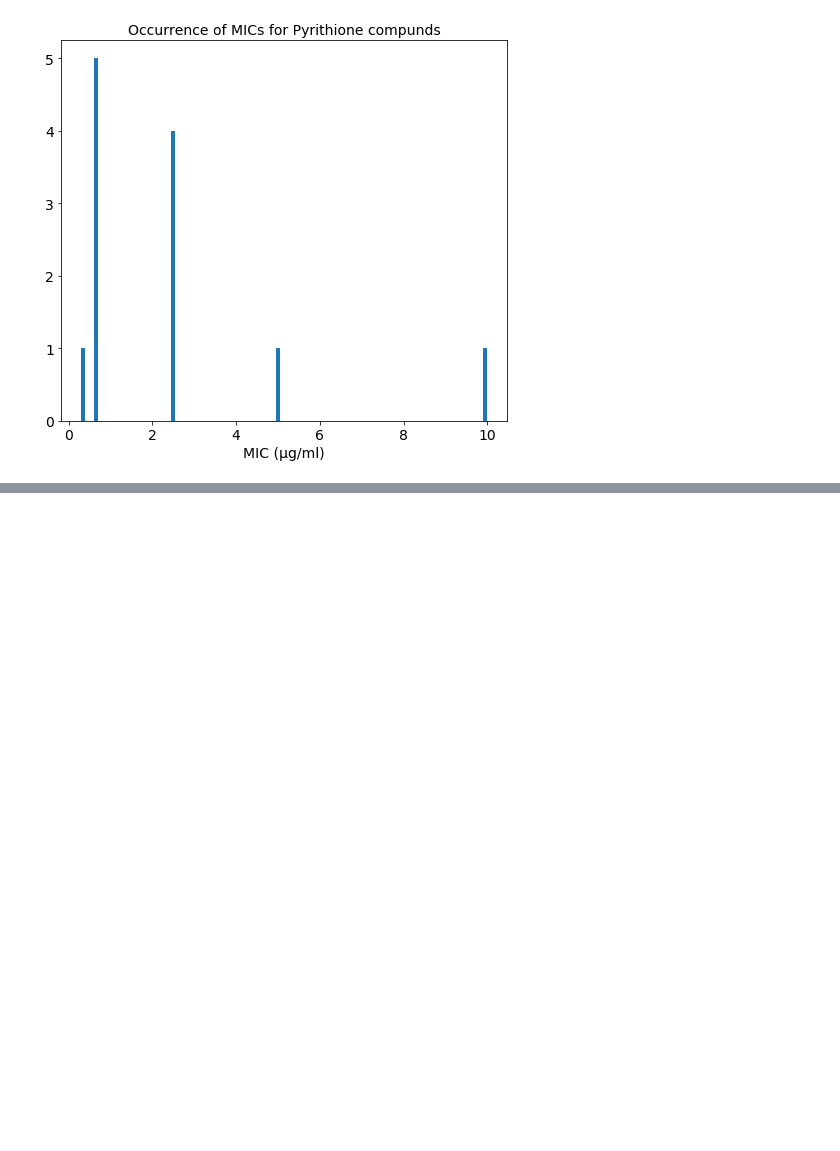
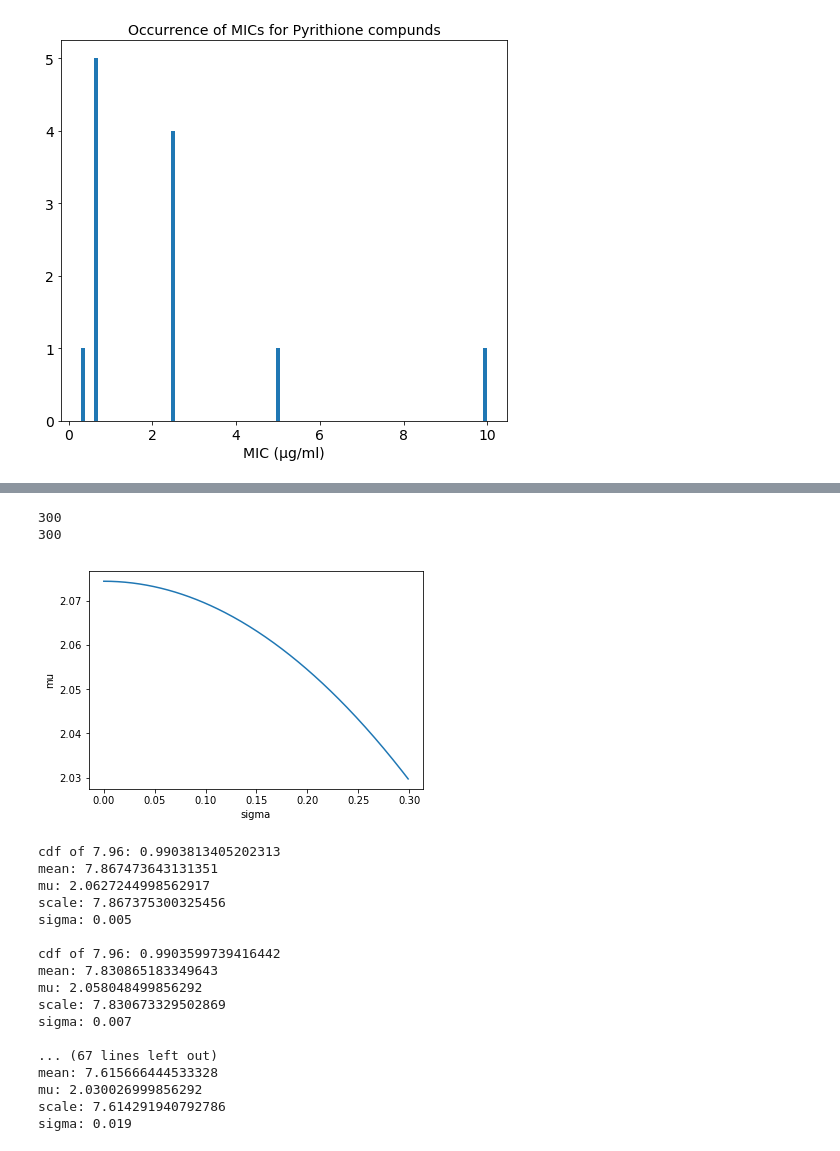
Before and after one commit to patricksinclair/Pyrithione_Analysis, a Jupyter notebook: Testing_phase/PyrithionePlotter.ipynb, the cells around one changed output, grey strips where cells are left out. Cells and saved outputs as stored; diff of their text form; code cells hidden in the pictures; blank space fills up the shorter version.

```diff
--- a/Testing_phase/PyrithionePlotter.ipynb
+++ b/Testing_phase/PyrithionePlotter.ipynb
@@ -380,0 +470,59 @@ avg: 1.0201646017000041
+# %%
+def muSigmaRelation():
+
+    target_mic = 7.96
+    mu_calc = lambda sigma: math.log(target_mic) - 0.5*sigma**2
+
+    sigVals = [ x for x in np.arange(0, 0.3, 0.001)]
+    muVals = [mu_calc(s) for s in sigVals]
+
+    print(len(sigVals))
+    print(len(muVals))
+    plt.plot(sigVals, muVals)
+    plt.xlabel('sigma')
+    plt.ylabel('mu')
+    plt.show()
+
+    for i in range(len(sigVals)):
+        for j in range(len(muVals)):
+            mu = muVals[i]
+            scale = math.exp(mu)
+            sigma = sigVals[j]
+
+            logNormoCDFVal = lognorm(s=sigma, scale=scale).cdf(target_mic)
+            logNormoMeanVal = lognorm(s=sigma, scale=scale).mean()
+            #print(logNormoCDFVal)
+
+            if logNormoCDFVal >= 0.99 and logNormoCDFVal < 0.9905:
+                print('cdf of '+str(target_mic)+': '+str(logNormoCDFVal))
+                print('mean: '+str(logNormoMeanVal))
+                print('mu: '+str(mu))
+                print('scale: '+str(scale))
+                print('sigma: '+str(sigma))
+                print()
+
+
+
+
+muSigmaRelation()
+# %% [output]
+300
+300
+[figure, added]
+cdf of 7.96: 0.9903813405202313
+mean: 7.867473643131351
+mu: 2.0627244998562917
+scale: 7.867375300325456
+sigma: 0.005
+
+cdf of 7.96: 0.9903599739416442
+mean: 7.830865183349643
+mu: 2.058048499856292
+scale: 7.830673329502869
+sigma: 0.007
+
+... (67 lines left out)
+mean: 7.615666444533328
+mu: 2.030026999856292
+scale: 7.614291940792786
+sigma: 0.019
```
Also changed, not shown: parts of 7 cells of this notebook, 23 other files.
